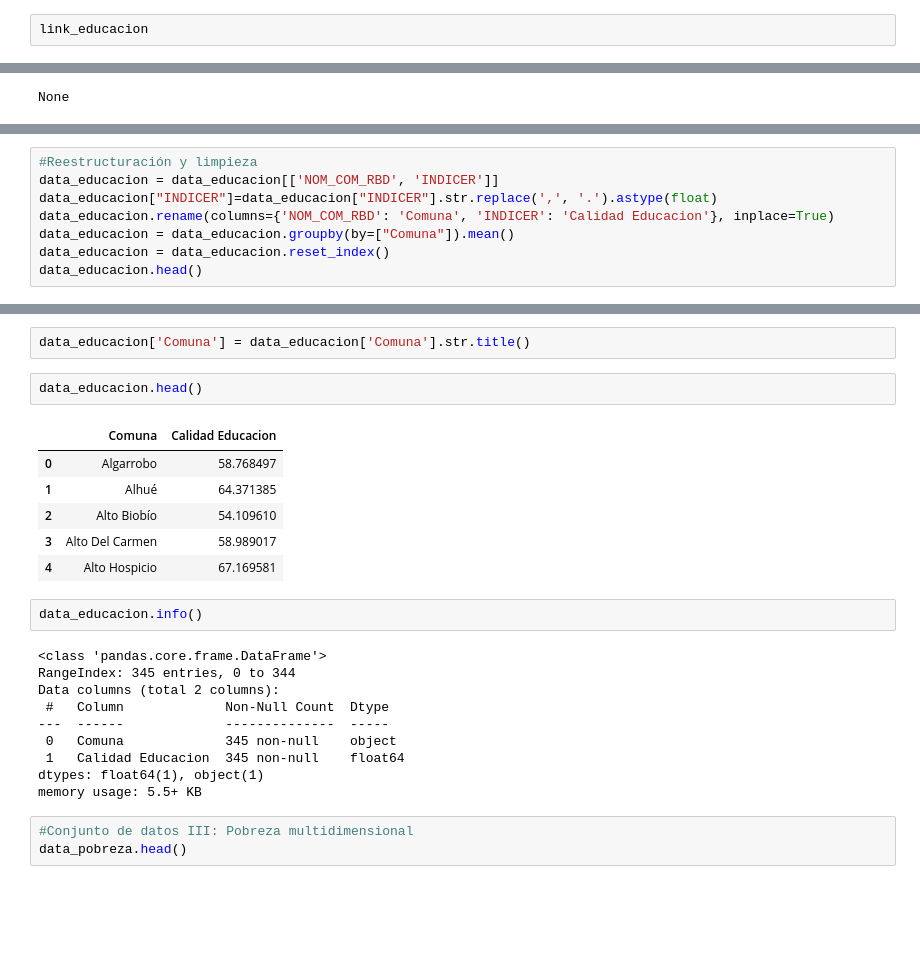
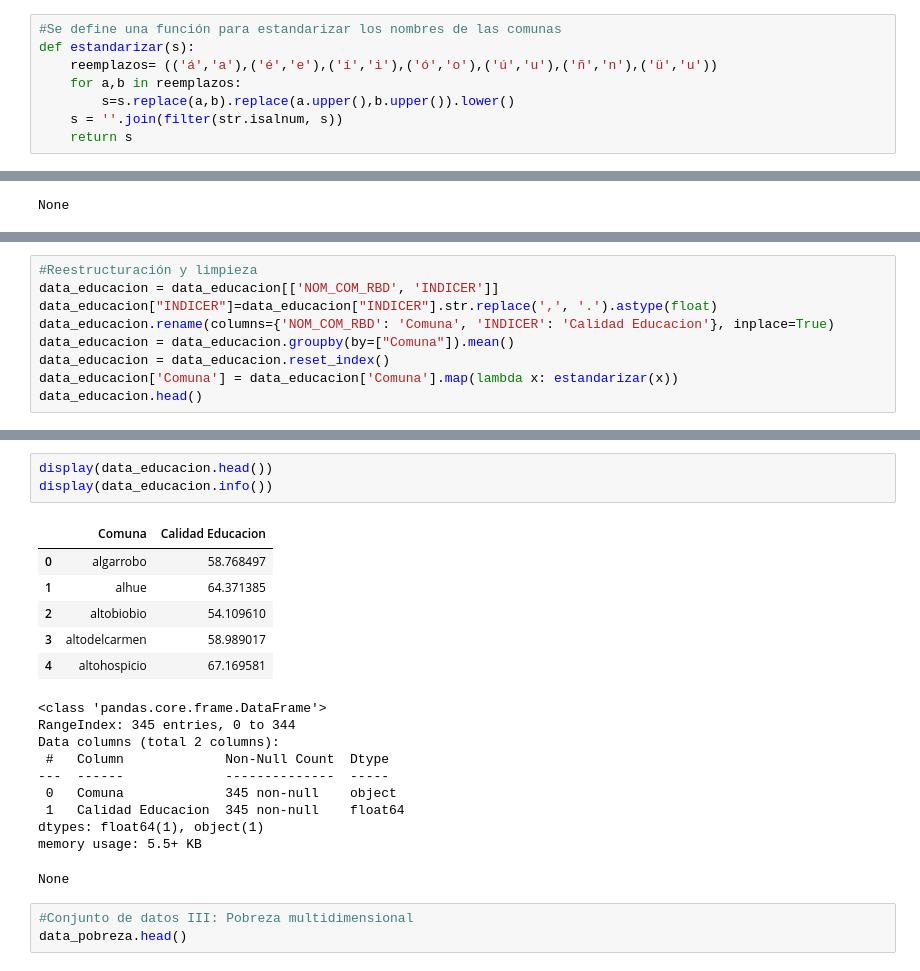
Before and after one commit to 08benja08p/Grupo-8-CDD, a Jupyter notebook: Proyecto/Proyecto_CDD.ipynb, the cells around one changed output, grey strips where cells are left out. Drawn from its saved outputs; the diff is of its cells as text; blank space fills up the shorter version.

```diff
--- a/Proyecto/Proyecto_CDD.ipynb
+++ b/Proyecto/Proyecto_CDD.ipynb
@@ -127,4 +127,10 @@ for ano in range(2011, 2021):
 link_salud = 'https://repositoriodeis.minsal.cl/DatosAbiertos/Establecimientos_ChileDEIS_MINSAL%2029-10-2021.xlsx'
 data_salud = pd.read_excel(link_salud, sheet_name = 'Establecimientos V')
 # %%
-link_educacion
+#Se define una función para estandarizar los nombres de las comunas
+def estandarizar(s):
+    reemplazos= (('á','a'),('é','e'),('í','i'),('ó','o'),('ú','u'),('ñ','n'),('ü','u'))
+    for a,b in reemplazos:
+        s=s.replace(a,b).replace(a.upper(),b.upper()).lower()
+    s = ''.join(filter(str.isalnum, s))
+    return s
@@ -250,6 +264,7 @@ data_educacion["INDICER"]=data_educacion["INDICER"].str.replace(',', '.').astype
 data_educacion.rename(columns={'NOM_COM_RBD': 'Comuna', 'INDICER': 'Calidad Educacion'}, inplace=True)
 data_educacion = data_educacion.groupby(by=["Comuna"]).mean()
 data_educacion = data_educacion.reset_index()
+data_educacion['Comuna'] = data_educacion['Comuna'].map(lambda x: estandarizar(x))
 data_educacion.head()
 # %% [output]
 |  | Comuna | Calidad Educacion |
@@ -261,26 +276,23 @@ data_educacion.head()
-# %%
-data_educacion['Comuna'] = data_educacion['Comuna'].str.title()
 # %%
-data_educacion.head()
+display(data_educacion.head())
+display(data_educacion.info())
 # %% [output]
 |  | Comuna | Calidad Educacion |
-| 0 | Algarrobo | 58.768497 |
-| 1 | Alhué | 64.371385 |
-| 2 | Alto Biobío | 54.109610 |
-| 3 | Alto Del Carmen | 58.989017 |
-| 4 | Alto Hospicio | 67.169581 |
+| 0 | algarrobo | 58.768497 |
+| 1 | alhue | 64.371385 |
+| 2 | altobiobio | 54.109610 |
+| 3 | altodelcarmen | 58.989017 |
+| 4 | altohospicio | 67.169581 |
+<class 'pandas.core.frame.DataFrame'>
+RangeIndex: 345 entries, 0 to 344
+Data columns (total 2 columns):
+ #   Column             Non-Null Count  Dtype
+---  ------             --------------  -----
+ 0   Comuna             345 non-null    object
+ 1   Calidad Educacion  345 non-null    float64
+dtypes: float64(1), object(1)
+memory usage: 5.5+ KB
+None
-# %%
-data_educacion.info()
-# %% [output]
-<class 'pandas.core.frame.DataFrame'>
-RangeIndex: 345 entries, 0 to 344
-Data columns (total 2 columns):
- #   Column             Non-Null Count  Dtype
----  ------             --------------  -----
- 0   Comuna             345 non-null    object
- 1   Calidad Educacion  345 non-null    float64
-dtypes: float64(1), object(1)
-memory usage: 5.5+ KB
 # %%
 #Conjunto de datos III: Pobreza multidimensional
 data_pobreza.head()
```
Also changed, not shown: parts of 48 cells of this notebook.
